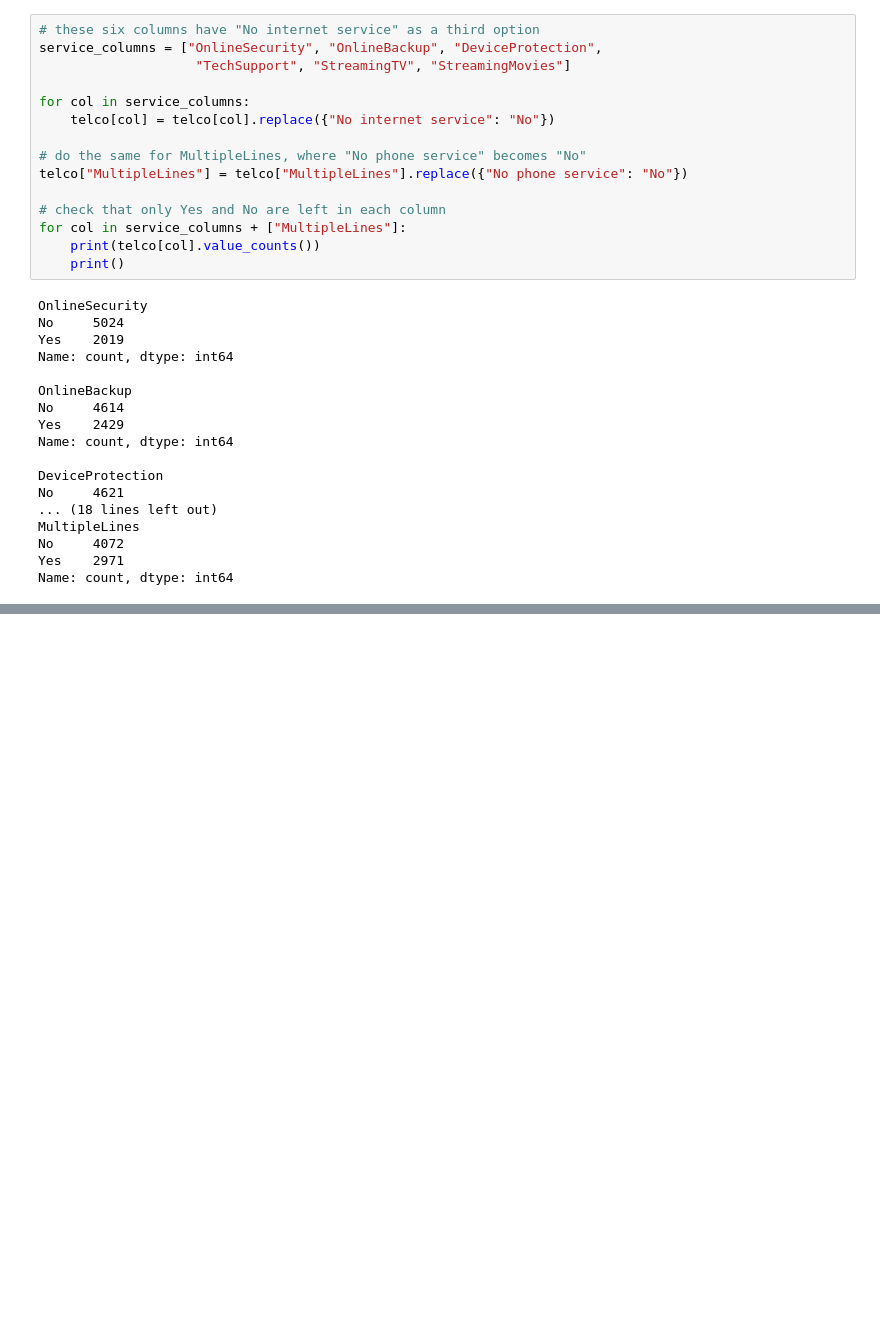
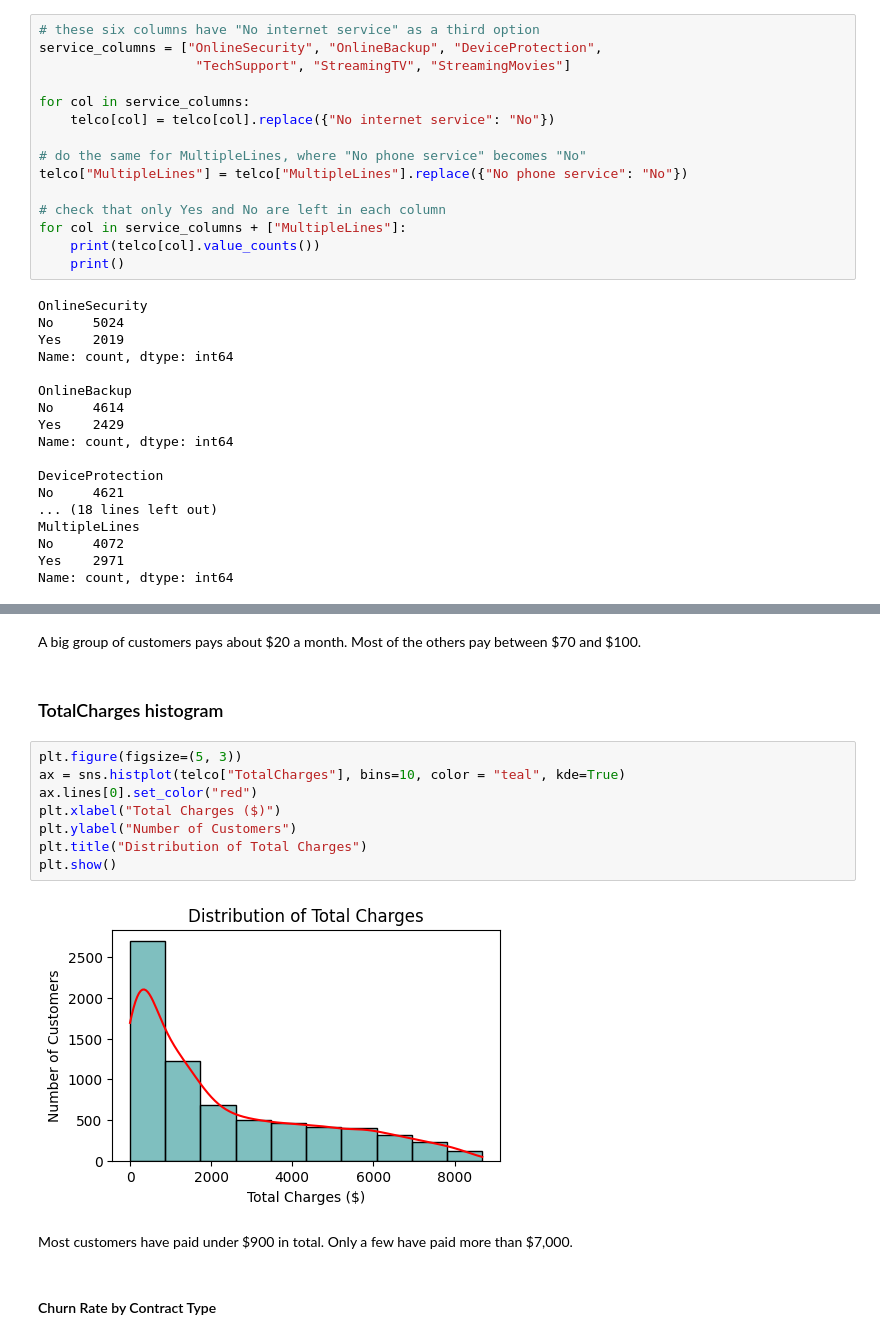
Before and after one commit to r3mo-usd/AAI-500-02-final-project-Sahana-Javier, a Jupyter notebook: src/javier_da.ipynb, the cells around one changed output, grey strips where cells are left out. Drawn from its saved outputs; the diff is of its cells as text; blank space fills up the shorter version.

```diff
--- a/src/javier_da.ipynb
+++ b/src/javier_da.ipynb
@@ -228,0 +268,18 @@ max      72.000000      118.750000   8684.800000
+# %% [markdown]
+A big group of customers pays about $20 a month. Most of the others pay between \$70 and \$100.
+# %% [markdown]
+### TotalCharges histogram
+# %%
+plt.figure(figsize=(5, 3))
+ax = sns.histplot(telco["TotalCharges"], bins=10, color = "teal", kde=True)
+ax.lines[0].set_color("red")
+plt.xlabel("Total Charges ($)")
+plt.ylabel("Number of Customers")
+plt.title("Distribution of Total Charges")
+plt.show()
+# %% [output]
+[figure, added]
+# %% [markdown]
+Most customers have paid under \$900 in total. Only a few have paid more than \$7,000.
+# %% [markdown]
+#### Churn Rate by Contract Type
```
Also changed, not shown: parts of 75 cells of this notebook.
